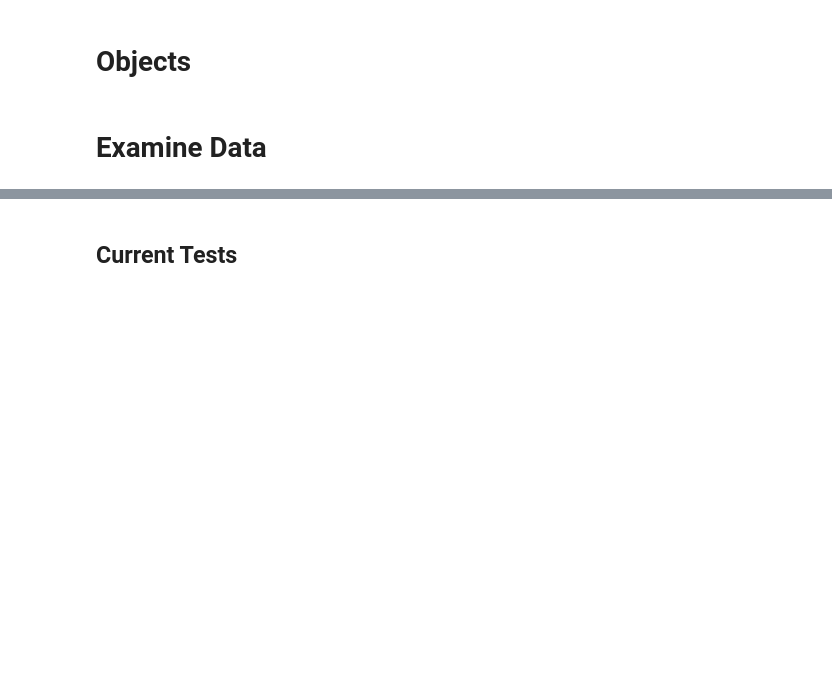
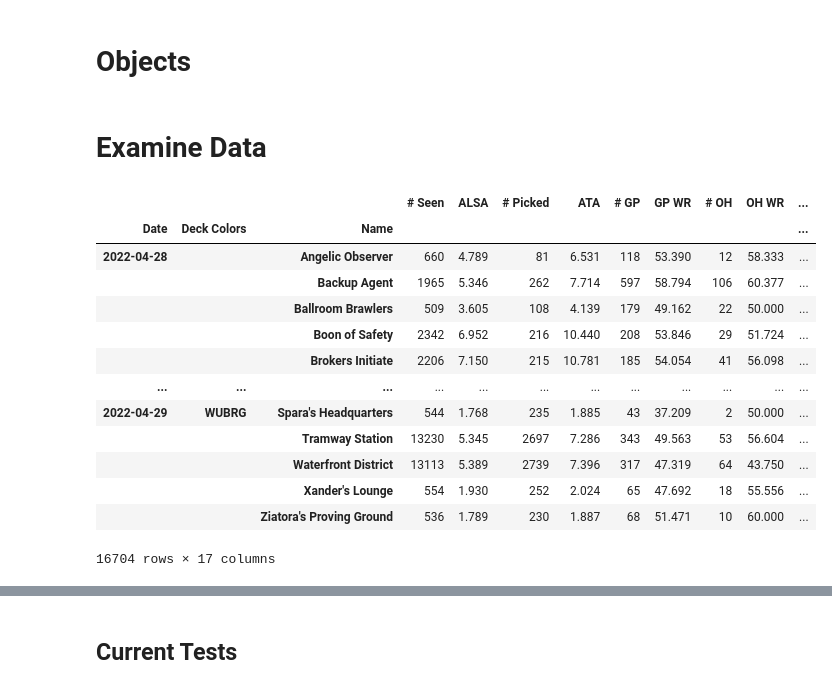
Before and after one commit to ZacharyMN709/DraftMetaReporter, a Jupyter notebook: Scratch.ipynb, the cells around one changed output, grey strips where cells are left out. Saved outputs shown, nothing was run; the diff lists cells and outputs as text; code cells hidden in the pictures; blank space fills up the shorter version.

Commit message:
More date/time bug fixes.

```diff
--- a/Scratch.ipynb
+++ b/Scratch.ipynb
@@ -414,3 +413,20 @@ class SingleCardFuncs:
         return ret
 # %% [markdown]
 # Examine Data
+# %%
+set_data.BO1.DATA.CARD_HISTORY_FRAME
+# %% [output]
+|  |  |  | # Seen | ALSA | # Picked | ATA | # GP | GP WR | # OH | OH WR | ... |
+| Date | Deck Colors | Name |  |  |  |  |  |  |  |  | ... |
+| 2022-04-28 |  | Angelic Observer | 660 | 4.789 | 81 | 6.531 | 118 | 53.390 | 12 | 58.333 | ... |
+|  |  | Backup Agent | 1965 | 5.346 | 262 | 7.714 | 597 | 58.794 | 106 | 60.377 | ... |
+|  |  | Ballroom Brawlers | 509 | 3.605 | 108 | 4.139 | 179 | 49.162 | 22 | 50.000 | ... |
+|  |  | Boon of Safety | 2342 | 6.952 | 216 | 10.440 | 208 | 53.846 | 29 | 51.724 | ... |
+|  |  | Brokers Initiate | 2206 | 7.150 | 215 | 10.781 | 185 | 54.054 | 41 | 56.098 | ... |
+| ... | ... | ... | ... | ... | ... | ... | ... | ... | ... | ... | ... |
+| 2022-04-29 | WUBRG | Spara's Headquarters | 544 | 1.768 | 235 | 1.885 | 43 | 37.209 | 2 | 50.000 | ... |
+|  |  | Tramway Station | 13230 | 5.345 | 2697 | 7.286 | 343 | 49.563 | 53 | 56.604 | ... |
+|  |  | Waterfront District | 13113 | 5.389 | 2739 | 7.396 | 317 | 47.319 | 64 | 43.750 | ... |
+|  |  | Xander's Lounge | 554 | 1.930 | 252 | 2.024 | 65 | 47.692 | 18 | 55.556 | ... |
+|  |  | Ziatora's Proving Ground | 536 | 1.789 | 230 | 1.887 | 68 | 51.471 | 10 | 60.000 | ... |
+16704 rows × 17 columns
```
Also changed, not shown: parts of 12 cells of this notebook, 4 other files.
